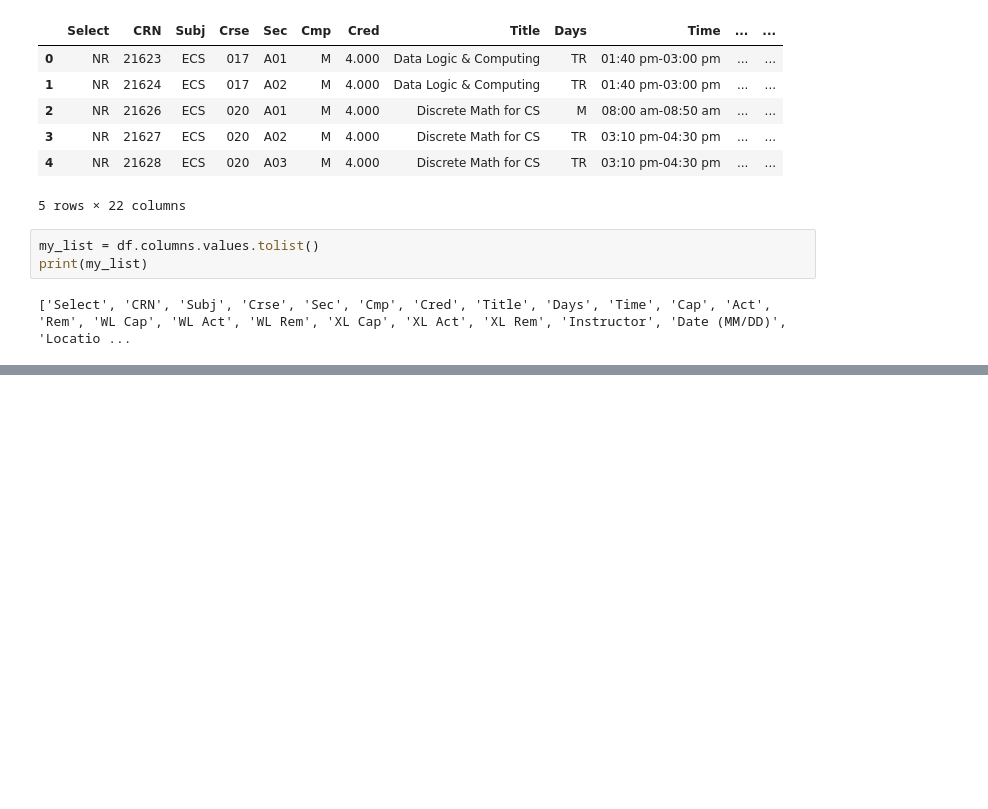
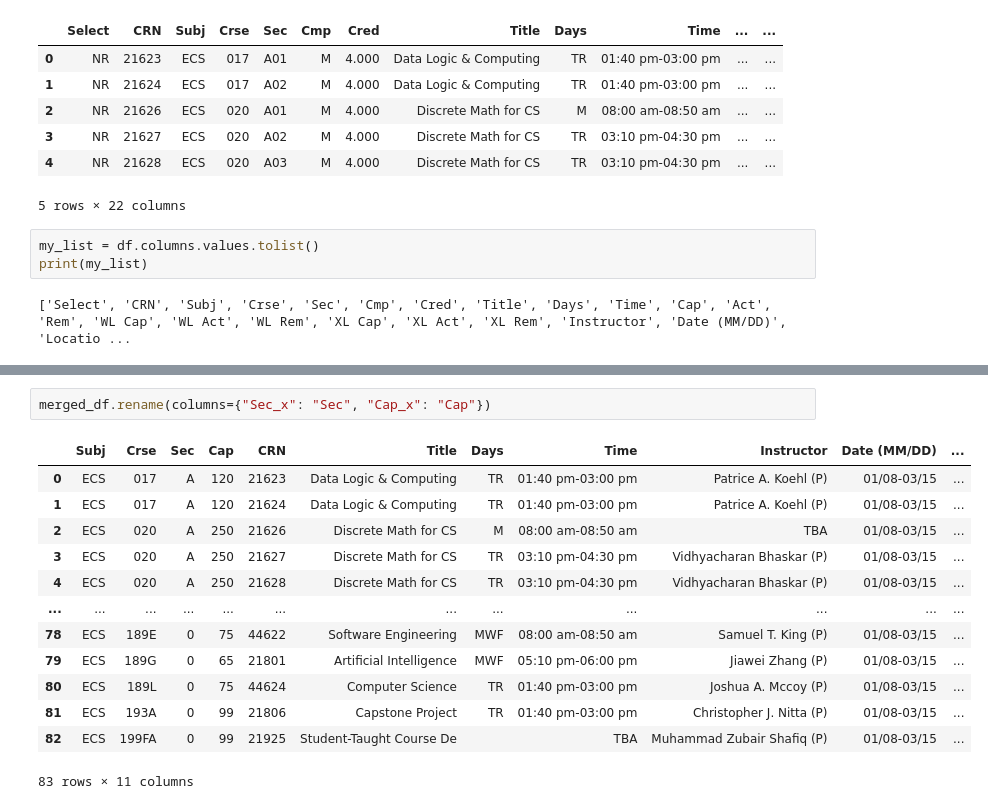
Before and after one commit to adityaseth8/FinalSchedulingTool, a Jupyter notebook: courses-processing.ipynb, the cells around one changed output, grey strips where cells are left out. Drawn from its saved outputs; the diff is of its cells as text; blank space fills up the shorter version.

```diff
--- a/courses-processing.ipynb
+++ b/courses-processing.ipynb
@@ -27,2 +85,18 @@ df = df.drop(['WL Cap', 'WL Act', 'WL Rem', 'XL Cap', 'XL Rem', 'XL Cap', 'Cmp',
+# %%
+merged_df.rename(columns={"Sec_x": "Sec", "Cap_x": "Cap"})
+# %% [output]
+|  | Subj | Crse | Sec | Cap | CRN | Title | Days | Time | Instructor | Date (MM/DD) | ... |
+| 0 | ECS | 017 | A | 120 | 21623 | Data Logic & Computing | TR | 01:40 pm-03:00 pm | Patrice A. Koehl (P) | 01/08-03/15 | ... |
+| 1 | ECS | 017 | A | 120 | 21624 | Data Logic & Computing | TR | 01:40 pm-03:00 pm | Patrice A. Koehl (P) | 01/08-03/15 | ... |
+| 2 | ECS | 020 | A | 250 | 21626 | Discrete Math for CS | M | 08:00 am-08:50 am | TBA | 01/08-03/15 | ... |
+| 3 | ECS | 020 | A | 250 | 21627 | Discrete Math for CS | TR | 03:10 pm-04:30 pm | Vidhyacharan Bhaskar (P) | 01/08-03/15 | ... |
+| 4 | ECS | 020 | A | 250 | 21628 | Discrete Math for CS | TR | 03:10 pm-04:30 pm | Vidhyacharan Bhaskar (P) | 01/08-03/15 | ... |
+| ... | ... | ... | ... | ... | ... | ... | ... | ... | ... | ... | ... |
+| 78 | ECS | 189E | 0 | 75 | 44622 | Software Engineering | MWF | 08:00 am-08:50 am | Samuel T. King (P) | 01/08-03/15 | ... |
+| 79 | ECS | 189G | 0 | 65 | 21801 | Artificial Intelligence | MWF | 05:10 pm-06:00 pm | Jiawei Zhang (P) | 01/08-03/15 | ... |
+| 80 | ECS | 189L | 0 | 75 | 44624 | Computer Science | TR | 01:40 pm-03:00 pm | Joshua A. Mccoy (P) | 01/08-03/15 | ... |
+| 81 | ECS | 193A | 0 | 99 | 21806 | Capstone Project | TR | 01:40 pm-03:00 pm | Christopher J. Nitta (P) | 01/08-03/15 | ... |
+| 82 | ECS | 199FA | 0 | 99 | 21925 | Student-Taught Course De |  | TBA | Muhammad Zubair Shafiq (P) | 01/08-03/15 | ... |
+83 rows × 11 columns
 # %%
 # index=False to prevent saving index vals as column
```
Also changed, not shown: parts of 7 cells of this notebook, 1 other file.
